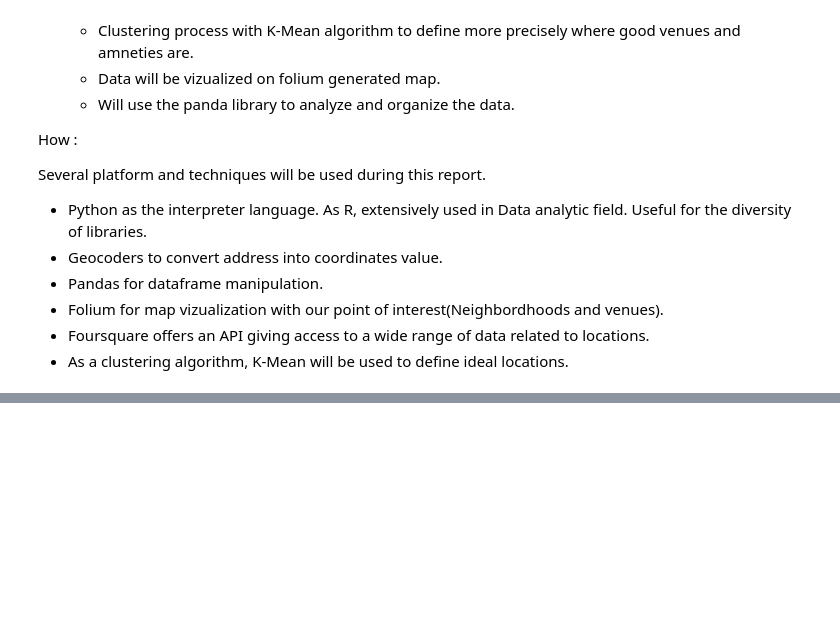
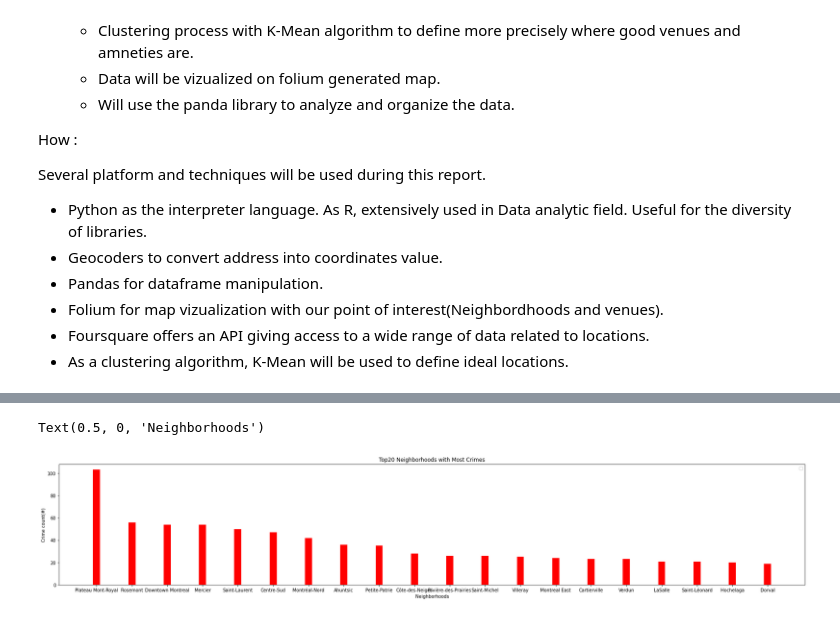
Before and after one commit to AdilEzzaam/Coursera_Capstone, a Jupyter notebook: TheBattleOfNeighbourhoodsW5.ipynb, the cells around one changed output, grey strips where cells are left out. Cells and saved outputs as stored; diff of their text form; code cells hidden in the pictures; blank space fills up the shorter version.

```diff
--- a/TheBattleOfNeighbourhoodsW5.ipynb
+++ b/TheBattleOfNeighbourhoodsW5.ipynb
@@ -463,0 +266,3 @@ allCrimeDf
+# %%
+#dfMtlCrime.to_csv('MontrealCrimesPerNeighboord.csv')
+dfMtlCrime = pd.read_csv("MontrealCrimesPerNeighboord.csv", encoding="utf-8")
@@ -463,0 +276,43 @@ allCrimeDf
+# %%
+for index,row in enumerate(dfMtlCrime.iterrows()):
+    for record in str(dfMtlCrime['Address'][index]).split(','):
+        if re.match(r'^H[0-9](?i)[a-z]\s?[0-9](?i)[a-z][0-9]$', record.strip()):
+            if len(record.strip().split(" ")) == 1:
+                dfMtlCrime['Neighborhood'][index] = dictPostalCode[record.strip()[0:3]]
+            else:
+                dfMtlCrime['Neighborhood'][index] = dictPostalCode[record.strip().split(" ")[0]]
+        elif re.match(r'^H[0-9](?i)[a-z]$', record.strip()):
+            dfMtlCrime['Neighborhood'][index] = dictPostalCode[record.strip()[0:3]]
+        elif re.match(r'^(?i)[a-z][0-9](?i)[a-z]\s?[0-9](?i)[a-z][0-9]$', record.strip()):
+            dfMtlCrime.drop([dfMtlCrime.index[index]], inplace=True)
+dfMtlCrime.reset_index(drop=True, inplace=True)
+# %%
+dfDummyCrime = pd.get_dummies(dfMtlCrime[['CATEGORIE']], prefix="", prefix_sep="")
+dfDummyCrime['Neighborhood'] = dfMtlCrime['Neighborhood']
+dfDummyCrime = dfDummyCrime[([dfDummyCrime.columns[-1]] + list(dfDummyCrime.columns[:-1]))]
+dfDummyCrime = dfDummyCrime.groupby(['Neighborhood']).sum()
+dfDummyCrime["Total"] = dfDummyCrime["Introduction"] + dfDummyCrime["Méfait"] + dfDummyCrime["Vol dans / sur véhicule à moteur"] + dfDummyCrime["Vol de véhicule à moteur"] + dfDummyCrime["Vols qualifiés"]
+dfDummyCrime.sort_values(ascending=False, by=['Total'], inplace=True)
+dfDummyCrime.rename({"Introduction":"Break in","Méfait":'Mischief',"Vol dans / sur véhicule à moteur":'Robbery involving vehicule',"Vol de véhicule à moteur":'Robbery of Vehicule',"Vols qualifiés":'Armed Robbery'}, inplace=True,axis='columns',errors="raise")
+dfDummyCrime.reset_index(inplace=True, drop=False)
+#print(dfDummyCrime.head(5))
+# %%
+#fig, ax = plt.subplots()
+#width = np.diff(dates).min()
+#ax.xaxis_date()
+#fig.autofmt_xdate()
+#dfMisChief = dfDummyCrime.sort_values(ascending=False, by=['Mischief'])
+plt.figure(figsize=(30, 5))
+plt.title("Top20 Neighborhoods with Most Crimes")
+plt.legend(labels = ['Total'])
+# This is the location for the annotated text
+#i = 1.0
+#j = 2000
+#for i in range(len(dfDummyCrime['Neighborhood'].head(20))):
+#    plt.annotate(dfDummyCrime['Total'][i], (-0.1 + i, dfDummyCrime['Total'] + j))
+plt.bar(dfDummyCrime['Neighborhood'].head(20),dfDummyCrime['Total'].head(20),color="red",align='center',width=0.2)
+plt.ylabel('Crime count(#)')
+plt.xlabel('Neighborhoods')
+# %% [output]
+Text(0.5, 0, 'Neighborhoods')
+[figure, added]
```
Also changed, not shown: parts of 42 cells of this notebook, 9 other files.
